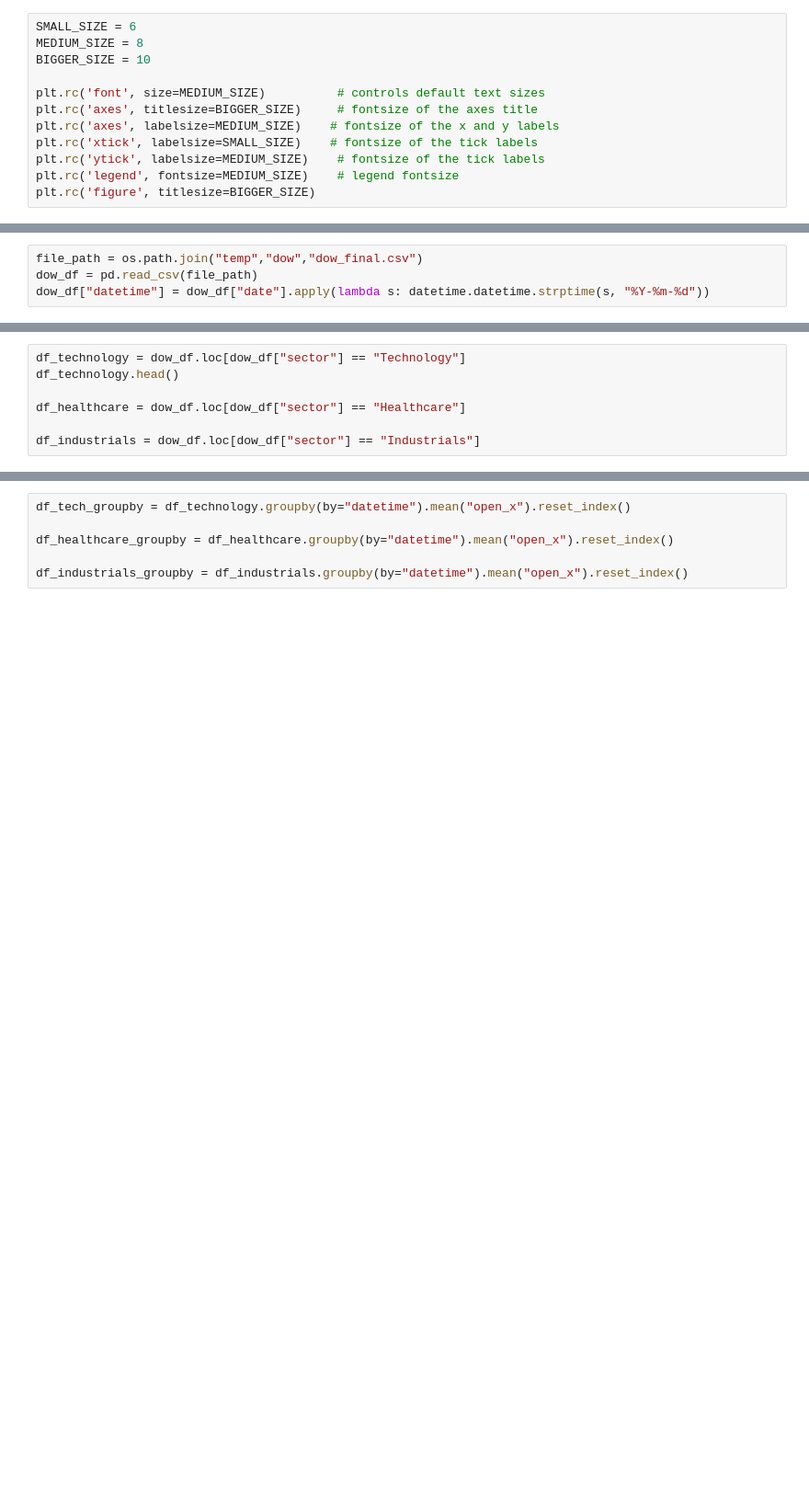
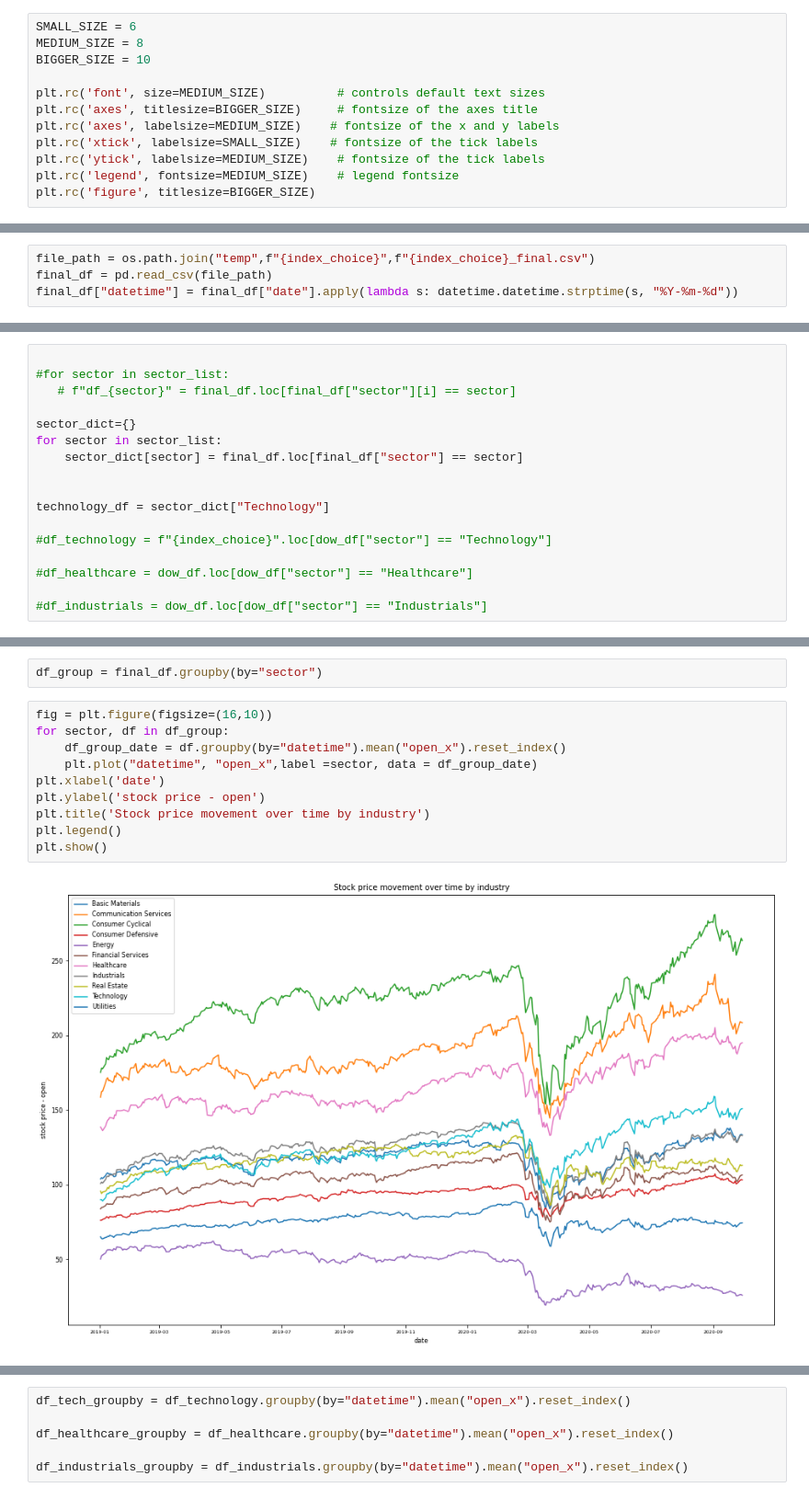
Before and after one commit to veronikahalamkova/da_projekt, a Jupyter notebook: plots.ipynb, the cells around one changed output, grey strips where cells are left out. Shown at 92% size. Drawn from its saved outputs; the diff is of its cells as text; blank space fills up the shorter version.

```diff
--- a/plots.ipynb
+++ b/plots.ipynb
@@ -79,5 +83,5 @@ plt.show()
 # %%
-file_path = os.path.join("temp","dow","dow_final.csv")
-dow_df = pd.read_csv(file_path)
-dow_df["datetime"] = dow_df["date"].apply(lambda s: datetime.datetime.strptime(s, "%Y-%m-%d"))
+file_path = os.path.join("temp",f"{index_choice}",f"{index_choice}_final.csv")
+final_df = pd.read_csv(file_path)
+final_df["datetime"] = final_df["date"].apply(lambda s: datetime.datetime.strptime(s, "%Y-%m-%d"))
 # %%
@@ -95,7 +104,17 @@ _df_grouped = (_df.groupby('run_on_hw')['run_time_ms', 'run_memory_mb', 'run_inf
 # %%
-df_technology = dow_df.loc[dow_df["sector"] == "Technology"]
-df_technology.head()
 
-df_healthcare = dow_df.loc[dow_df["sector"] == "Healthcare"]
+#for sector in sector_list:
+   # f"df_{sector}" = final_df.loc[final_df["sector"][i] == sector]
 
-df_industrials = dow_df.loc[dow_df["sector"] == "Industrials"]
+sector_dict={}
+for sector in sector_list:
+    sector_dict[sector] = final_df.loc[final_df["sector"] == sector]
+
+
+technology_df = sector_dict["Technology"]
+
+#df_technology = f"{index_choice}".loc[dow_df["sector"] == "Technology"]
+
+#df_healthcare = dow_df.loc[dow_df["sector"] == "Healthcare"]
+
+#df_industrials = dow_df.loc[dow_df["sector"] == "Industrials"]
@@ -105,0 +121,14 @@ SpecificationError: nested renamer is not supported
+# %%
+df_group = final_df.groupby(by="sector")
+# %%
+fig = plt.figure(figsize=(16,10))
+for sector, df in df_group:
+    df_group_date = df.groupby(by="datetime").mean("open_x").reset_index()
+    plt.plot("datetime", "open_x",label =sector, data = df_group_date)
+plt.xlabel('date')
+plt.ylabel('stock price - open')
+plt.title('Stock price movement over time by industry')
+plt.legend()
+plt.show()
+# %% [output]
+[figure, added]
```
Also changed, not shown: parts of 16 cells of this notebook, 4 other files.
